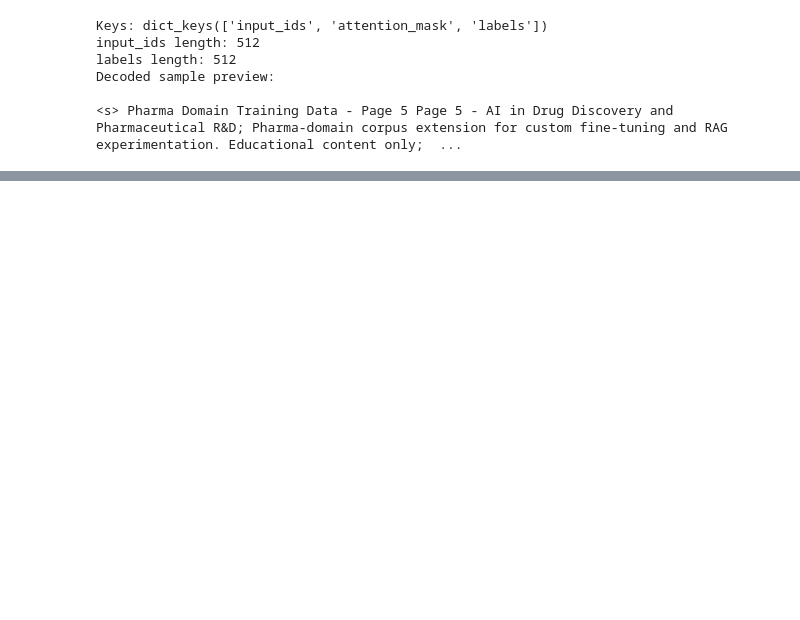
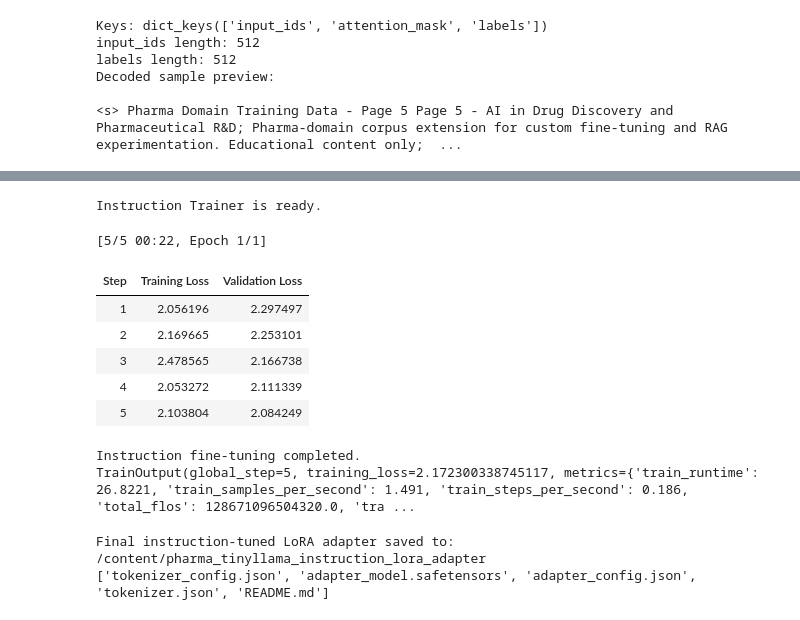
Before and after one commit to Mmbsaksd/Full_Stack_GenerativeAI_And_Agentic_AI, a Jupyter notebook: Complete_Fine_Tuning_Non_Instruction,_Instruction,_and_Preference_Data_with_Huggingface.ipynb, the cells around one changed output, grey strips where cells are left out. Cells and saved outputs as stored; diff of their text form; code cells hidden in the pictures; blank space fills up the shorter version.

```diff
--- a/Complete_Fine_Tuning_Non_Instruction,_Instruction,_and_Preference_Data_with_Huggingface.ipynb
+++ b/Complete_Fine_Tuning_Non_Instruction,_Instruction,_and_Preference_Data_with_Huggingface.ipynb
@@ -600,0 +1014,2 @@ if use_cuda:
+# %%
+instruction_dataset = instruction_dataset.map(format_instruction_record)
@@ -600,0 +1193,21 @@ if use_cuda:
+# %%
+# ============================================================
+# Instruction fine-tuning data collator
+# ============================================================
+# This prepares mini-batches for causal language model training.
+
+from transformers import DataCollatorForLanguageModeling
+instruction_data_collator = DataCollatorForLanguageModeling(
+    tokenizer=tokenizer,
+    mlm=False,
+)
+# %%
+# ============================================================
+# Instruction fine-tuning arguments
+# ============================================================
+
+instruction_output_dir = "/content/pharma_tinyllama_instruction_lora_output"
+instruction_adapter_dir = "/content/pharma_tinyllama_instruction_lora_adapter"
+
+os.makedirs(instruction_output_dir, exist_ok=True)
+os.makedirs(instruction_adapter_dir, exist_ok=True)
@@ -600,0 +1277,56 @@ if use_cuda:
+# %%
+# ============================================================
+# Build instruction Trainer
+# ============================================================
+
+from transformers import Trainer
+instruction_trainer = Trainer(
+    model=instruction_model,
+    args=instruction_training_args,
+    train_dataset=instruction_tokenized_datasets["train"],
+    eval_dataset=instruction_tokenized_datasets["validation"],
+    data_collator=instruction_data_collator,
+)
+
+print("Instruction Trainer is ready.")
+# %% [output]
+Instruction Trainer is ready.
+# %%
+# ============================================================
+# Start instruction fine-tuning
+# ============================================================
+
+instruction_train_result = instruction_trainer.train()
+# %% [output]
+[5/5 00:22, Epoch 1/1]
+| Step | Training Loss | Validation Loss |
+| 1 | 2.056196 | 2.297497 |
+| 2 | 2.169665 | 2.253101 |
+| 3 | 2.478565 | 2.166738 |
+| 4 | 2.053272 | 2.111339 |
+| 5 | 2.103804 | 2.084249 |
+# %%
+print("Instruction fine-tuning completed.")
+print(instruction_train_result)
+# %% [output]
+Instruction fine-tuning completed.
+TrainOutput(global_step=5, training_loss=2.172300338745117, metrics={'train_runtime': 26.8221, 'train_samples_per_second': 1.491, 'train_steps_per_second': 0.186, 'total_flos': 128671096504320.0, 'tra ...
+# %%
+# ============================================================
+# Save final instruction-tuned LoRA adapter
+# ============================================================
+# This adapter now contains Stage 1 domain adaptation + Stage 2 instruction tuning.
+
+import os
+
+instruction_adapter_dir = "/content/pharma_tinyllama_instruction_lora_adapter"
+os.makedirs(instruction_adapter_dir, exist_ok=True)
+
+instruction_trainer.model.save_pretrained(instruction_adapter_dir)
+tokenizer.save_pretrained(instruction_adapter_dir)
+
+print(f"Final instruction-tuned LoRA adapter saved to: {instruction_adapter_dir}")
+print(os.listdir(instruction_adapter_dir))
+# %% [output]
+Final instruction-tuned LoRA adapter saved to: /content/pharma_tinyllama_instruction_lora_adapter
+['tokenizer_config.json', 'adapter_model.safetensors', 'adapter_config.json', 'tokenizer.json', 'README.md']
```
Also changed, not shown: parts of 56 cells of this notebook.
